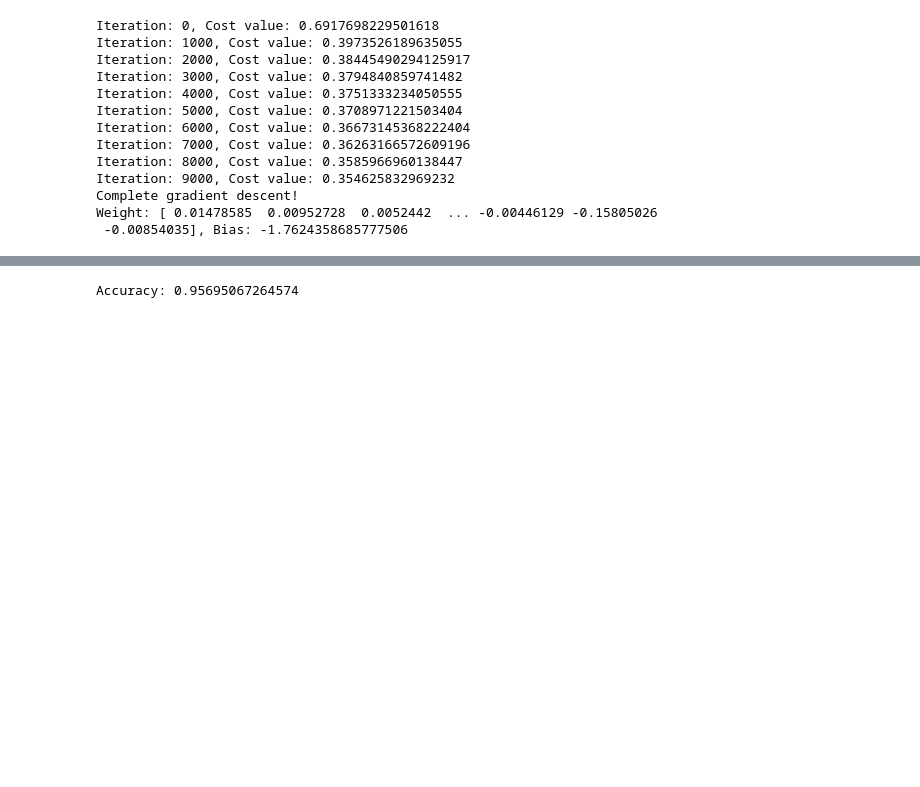
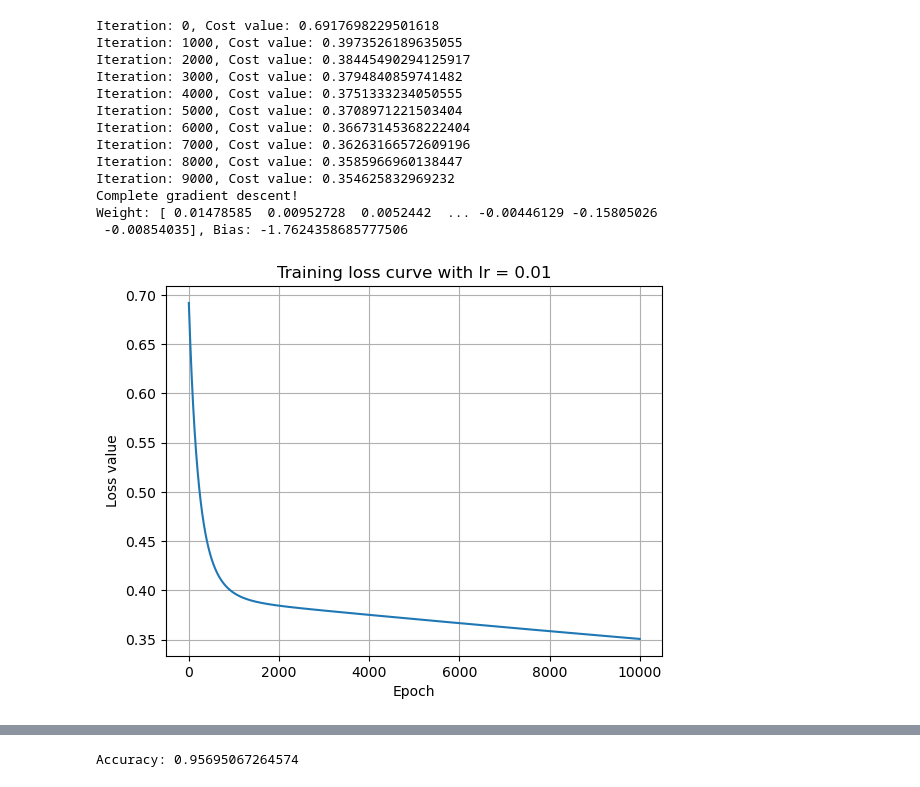
Before and after one commit to quangminh141005/Midterm_Machine_learning, a Jupyter notebook: Spam_mail/Spam_mail.ipynb, the cells around one changed output, grey strips where cells are left out. Cells and saved outputs as stored; diff of their text form; code cells hidden in the pictures; blank space fills up the shorter version.

```diff
--- a/Spam_mail/Spam_mail.ipynb
+++ b/Spam_mail/Spam_mail.ipynb
@@ -193,15 +183,15 @@ y = np.array(df['Category'])
 X_train, X_test, y_train, y_test = train_test_split(X, y, test_size=0.2, random_state=42)
 # %%
 iters = 10000
-lr = 0.01
+lr_1 = 0.01
 
 
 m,n = X_train.shape
-w = np.zeros(n,)
-b = 0
+w_1 = np.zeros(n,)
+b_1 = 0
 
 
-w, b, loss = gradient_descent(X_train, y_train, w, b, iters, lr)
+w_1, b_1, loss_1 = gradient_descent(X_train, y_train, w_1, b_1, iters, lr_1)
 # %% [output]
 Iteration: 0, Cost value: 0.6917698229501618
 Iteration: 1000, Cost value: 0.3973526189635055
@@ -216,3 +206,12 @@ Iteration: 9000, Cost value: 0.354625832969232
 Complete gradient descent!
 Weight: [ 0.01478585  0.00952728  0.0052442  ... -0.00446129 -0.15805026
  -0.00854035], Bias: -1.7624358685777506
+# %%
+plt.plot(loss_1)
+plt.xlabel('Epoch')
+plt.ylabel('Loss value')
+plt.title('Training loss curve with lr = 0.01')
+plt.grid(True)
+plt.show()
+# %% [output]
+[figure, added]
```
Also changed, not shown: parts of 17 cells of this notebook.
